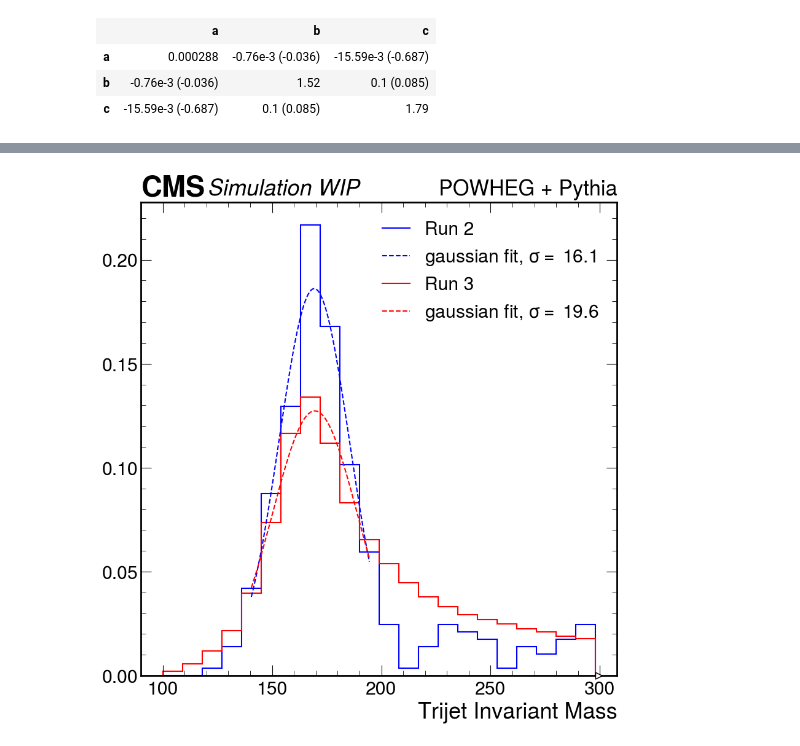
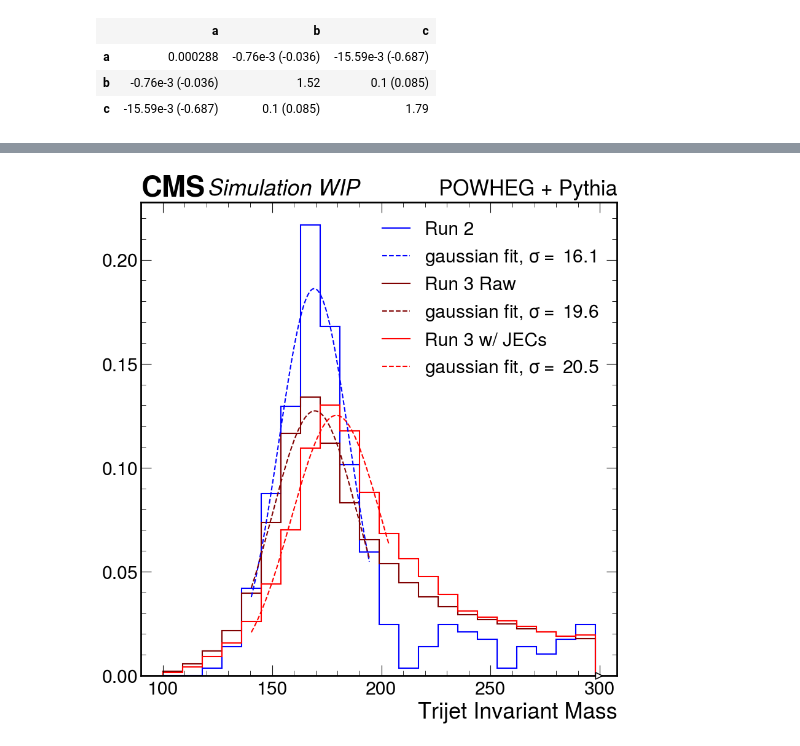
Before and after one commit to akanugan/MultiJets, a Jupyter notebook: TopStudies/run2TT.ipynb, the cells around one changed output, grey strips where cells are left out. Cells and saved outputs as stored; diff of their text form; code cells hidden in the pictures.

```diff
--- a/TopStudies/run2TT.ipynb
+++ b/TopStudies/run2TT.ipynb
@@ -49,6 +55,7 @@ import numpy as np
 # %%
 h1_plt = h_mass[::45j]
 h2_plt = hr3[::45j]
+h3_plt = hr_raw[::45j]
 # %%
 def f(x, background, mu, gamma):
     return (
@@ -88,7 +95,7 @@ minimizer.hesse()
 | b | -0.76e-3 (-0.036) | 1.52 | 0.1 (0.085) |
 | c | -15.59e-3 (-0.687) | 0.1 (0.085) | 1.79 |
 # %%
-fit2 = h2_plt[4:11]
+fit2 = h2_plt[5:12]
 loss2 = iminuit.cost.LeastSquares(
     fit2.axes[0].centers, fit2.values() , np.sqrt(fit2.variances()), gauss
 )
@@ -115,0 +121,9 @@ dd
+# %%
+fit3 = h3_plt[4:11]
+loss3 = iminuit.cost.LeastSquares(
+    fit3.axes[0].centers, fit3.values() , np.sqrt(fit3.variances()), gauss
+)
+loss3.mask = fit3.variances() > 0
+minimizer3 = iminuit.Minuit(loss3,a=0.1,b=160,c=2)
+minimizer3.migrad()
+minimizer3.hesse()
@@ -116,17 +145,21 @@ dd
 # %%
 x1 = np.linspace(min(loss1.x), max(loss1.x), 200)
 x2 = np.linspace(min(loss2.x), max(loss2.x), 200)
+x3 = np.linspace(min(loss3.x), max(loss3.x), 200)
 # %%
 h1_plt.plot(color="blue",histtype="step",yerr=False,label="Run 2")
 plt.plot(x1, gauss(x1, *minimizer.values),linestyle="dashed",color="blue",
          label=r"gaussian fit, $\sigma =$ " + str(round(minimizer.values["c"],1)))
-h2_plt.plot(color="red",histtype="step",yerr=False,label="Run 3")
+h3_plt.plot(color="maroon",histtype="step",yerr=False,label="Run 3 Raw")
+plt.plot(x3, gauss(x3, *minimizer3.values),linestyle="dashed",color="maroon",
+         label=r"gaussian fit, $\sigma =$ " + str(round(minimizer3.values["c"],1)))
+h2_plt.plot(color="red",histtype="step",yerr=False,label="Run 3 w/ JECs")
 plt.plot(x2, gauss(x2, *minimizer2.values),linestyle="dashed",color="red",
          label=r"gaussian fit, $\sigma =$ " + str(round(minimizer2.values["c"],1)))
 hep.cms.label(label="WIP",rlabel="POWHEG + Pythia")
 plt.legend()
 plt.savefig("asdf.pdf")
 # %% [output]
-[figure, old version]
+[figure, new version]
 # %%
 del(str)
```
Also changed, not shown: parts of 7 cells of this notebook, 2 other files.
